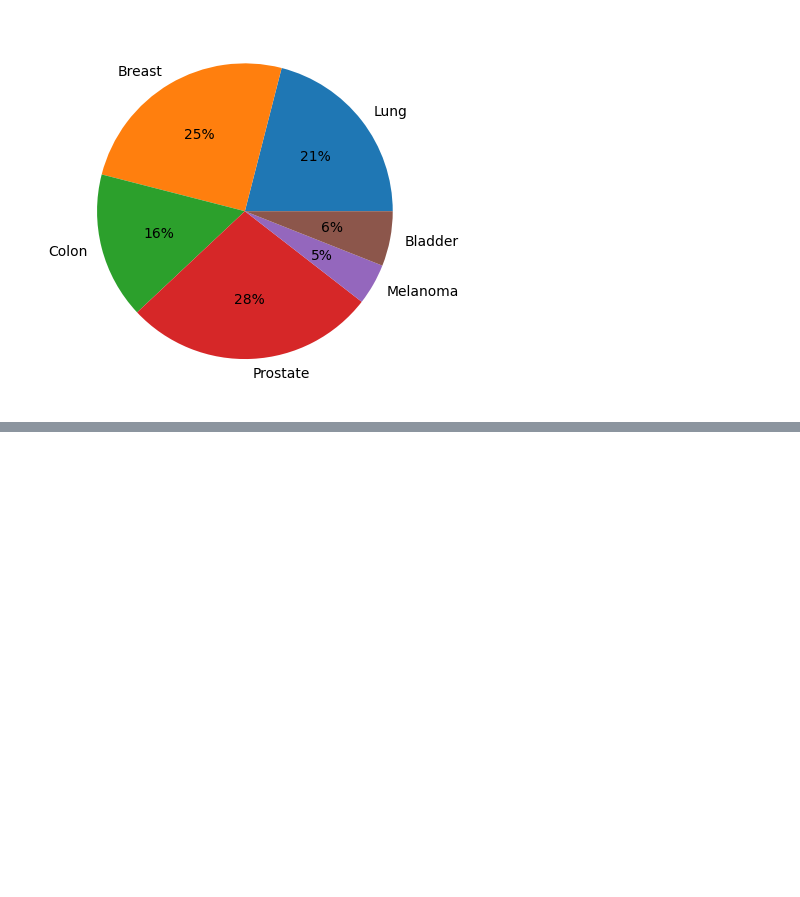
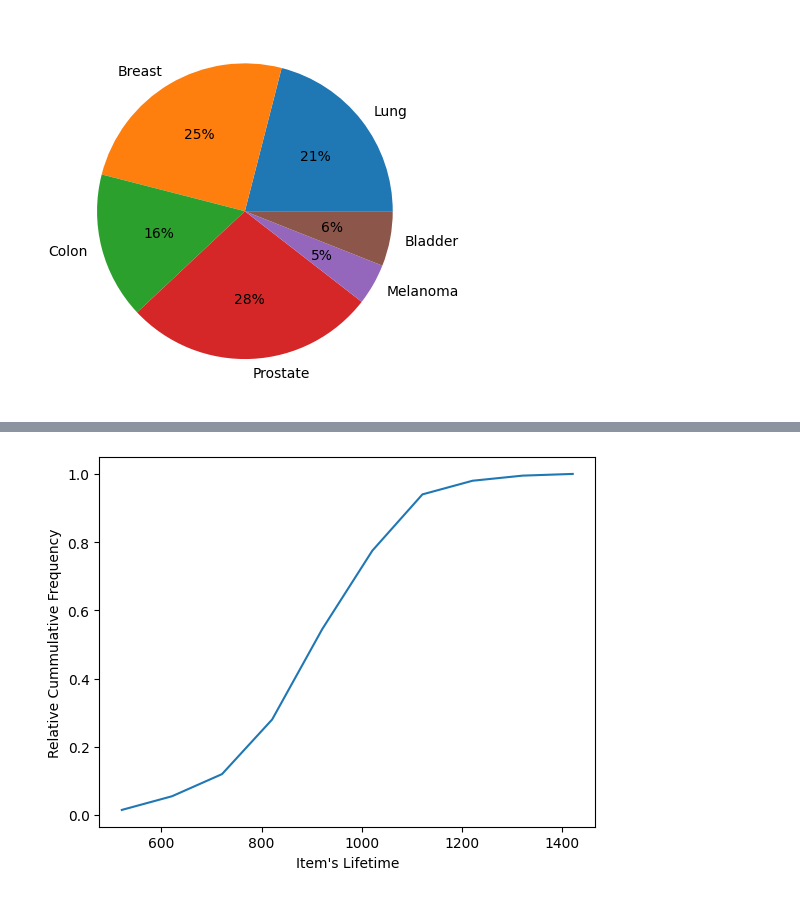
Before and after one commit to solvedbiscuit71/ml-notebook, a Jupyter notebook: Stats/2.2 Describing Data Set.ipynb, the cells around one changed output, grey strips where cells are left out. Drawn from its saved outputs; the diff is of its cells as text; code cells hidden in the pictures; blank space fills up the shorter version.

```diff
--- a/Stats/2.2 Describing Data Set.ipynb
+++ b/Stats/2.2 Describing Data Set.ipynb
@@ -137,0 +85,8 @@ plt.show()
+# %%
+values = lifetime.iloc[:,0].to_numpy()
+lifetime = pd.Series({
+    key : np.size(values[(values >= key) & (values < key + 100)])
+    for key in range(values.min(), values.max(), 100)
+})
+
+lifetime
@@ -137,0 +105,2 @@ plt.show()
+# %%
+lifetime = lifetime.cumsum() / lifetime.sum()
@@ -137,0 +121,7 @@ plt.show()
+# %%
+plt.plot(lifetime.index, lifetime)
+plt.xlabel("Item's Lifetime")
+plt.ylabel("Relative Cummulative Frequency")
+plt.show()
+# %% [output]
+[figure, added]
```
Also changed, not shown: parts of 30 cells of this notebook.
